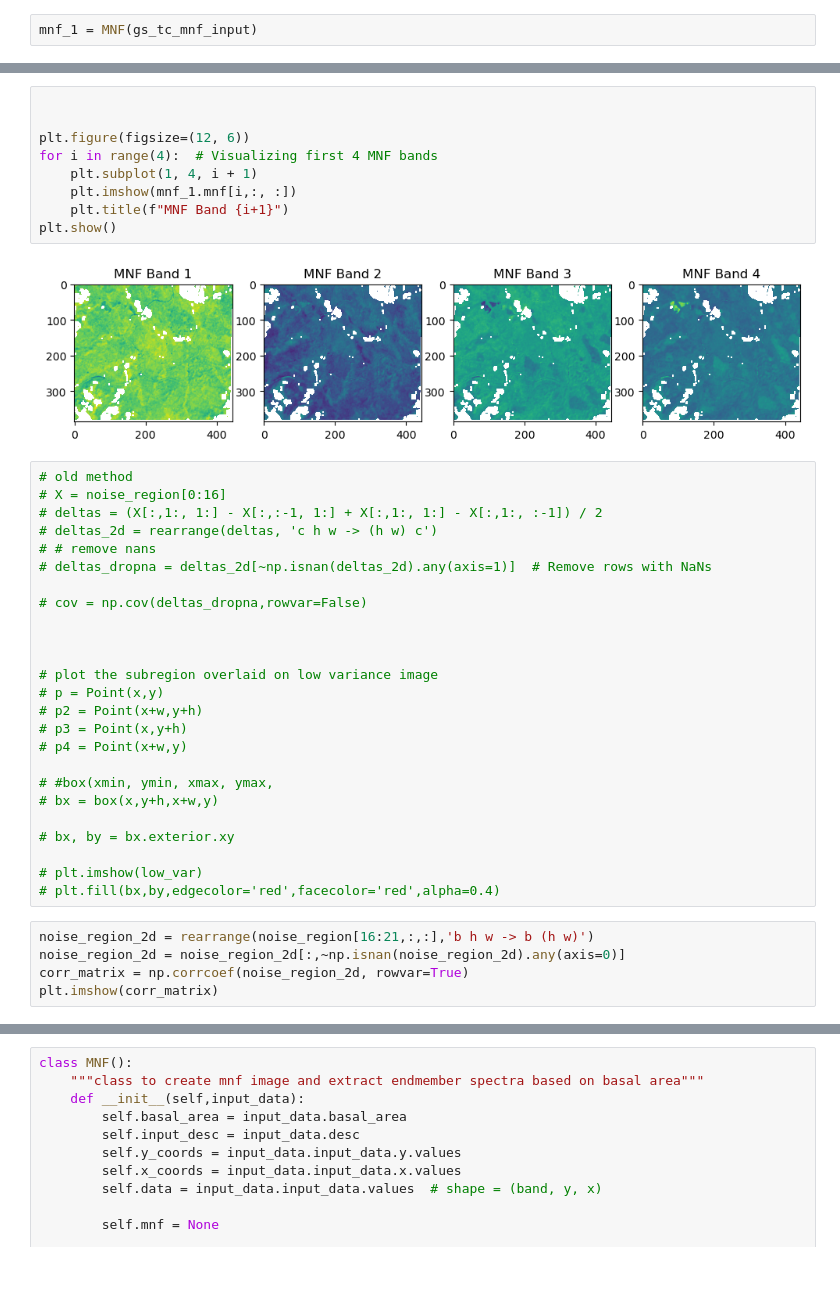
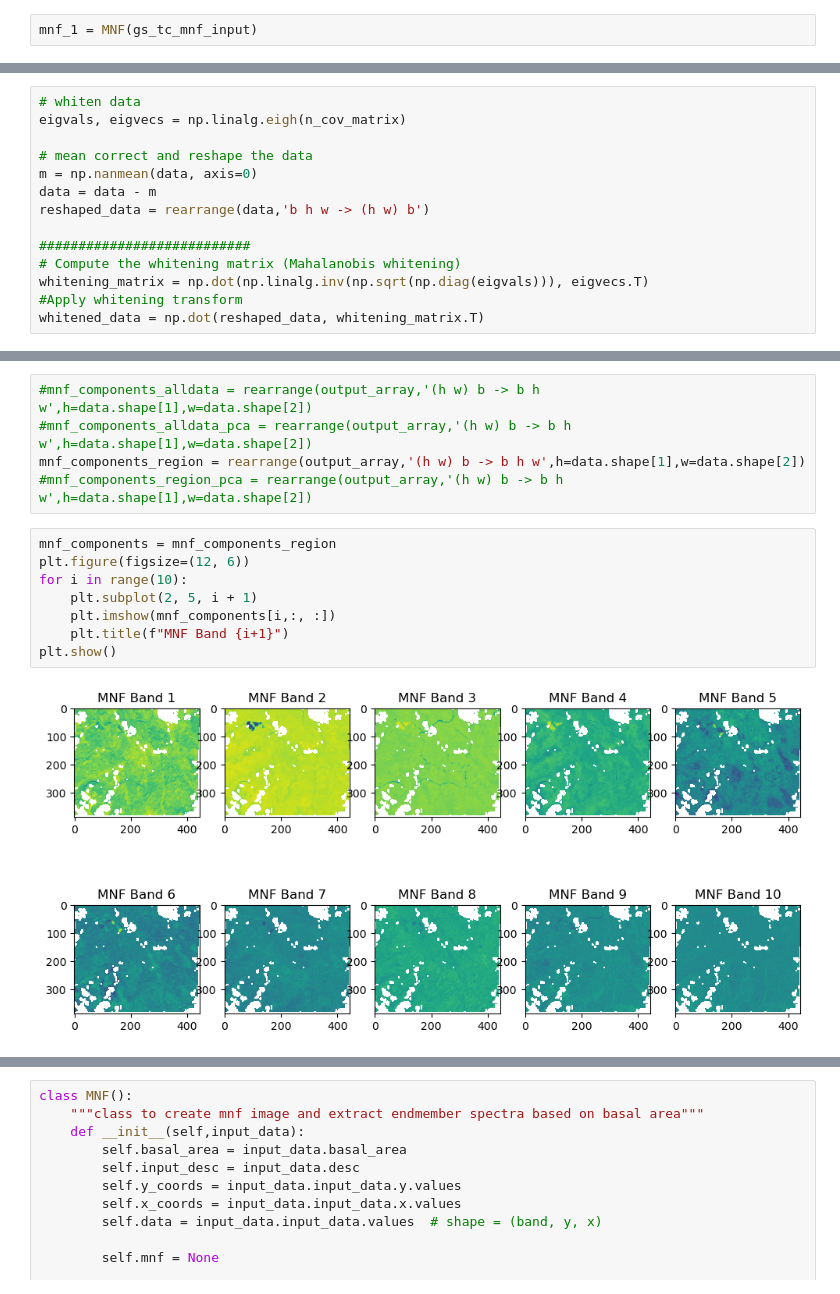
Before and after one commit to rosehanuy/beech-catskills, a Jupyter notebook: data_stack.ipynb, the cells around one changed output, grey strips where cells are left out. Saved outputs shown, nothing was run; the diff lists cells and outputs as text.

```diff
--- a/data_stack.ipynb
+++ b/data_stack.ipynb
@@ -374,0 +452,14 @@ mnf image of shape (10, 386, 444)
+# %%
+# whiten data
+eigvals, eigvecs = np.linalg.eigh(n_cov_matrix)
+
+# mean correct and reshape the data
+m = np.nanmean(data, axis=0)
+data = data - m
+reshaped_data = rearrange(data,'b h w -> (h w) b')
+
+###########################
+# Compute the whitening matrix (Mahalanobis whitening)
+whitening_matrix = np.dot(np.linalg.inv(np.sqrt(np.diag(eigvals))), eigvecs.T)
+#Apply whitening transform
+whitened_data = np.dot(reshaped_data, whitening_matrix.T)
@@ -375,41 +498,15 @@ mnf image of shape (10, 386, 444)
+# %%
+#mnf_components_alldata = rearrange(output_array,'(h w) b -> b h w',h=data.shape[1],w=data.shape[2])
+#mnf_components_alldata_pca = rearrange(output_array,'(h w) b -> b h w',h=data.shape[1],w=data.shape[2])
+mnf_components_region = rearrange(output_array,'(h w) b -> b h w',h=data.shape[1],w=data.shape[2])
+#mnf_components_region_pca = rearrange(output_array,'(h w) b -> b h w',h=data.shape[1],w=data.shape[2])
 # %%
-
-
+mnf_components = mnf_components_region
 plt.figure(figsize=(12, 6))
-for i in range(4):  # Visualizing first 4 MNF bands
-    plt.subplot(1, 4, i + 1)
-    plt.imshow(mnf_1.mnf[i,:, :])
+for i in range(10):
+    plt.subplot(2, 5, i + 1)
+    plt.imshow(mnf_components[i,:, :])
     plt.title(f"MNF Band {i+1}")
 plt.show()
 # %% [output]
-[figure, old version]
+[figure, new version]
-# %%
-# old method
-# X = noise_region[0:16]
-# deltas = (X[:,1:, 1:] - X[:,:-1, 1:] + X[:,1:, 1:] - X[:,1:, :-1]) / 2
-# deltas_2d = rearrange(deltas, 'c h w -> (h w) c')
-# # remove nans
-# deltas_dropna = deltas_2d[~np.isnan(deltas_2d).any(axis=1)]  # Remove rows with NaNs
-
-# cov = np.cov(deltas_dropna,rowvar=False)
-
-
-
-# plot the subregion overlaid on low variance image
-# p = Point(x,y)
-# p2 = Point(x+w,y+h)
-# p3 = Point(x,y+h)
-# p4 = Point(x+w,y)
-
-# #box(xmin, ymin, xmax, ymax,
-# bx = box(x,y+h,x+w,y)
-
-# bx, by = bx.exterior.xy
-
-# plt.imshow(low_var)
-# plt.fill(bx,by,edgecolor='red',facecolor='red',alpha=0.4)
-# %%
-noise_region_2d = rearrange(noise_region[16:21,:,:],'b h w -> b (h w)')
-noise_region_2d = noise_region_2d[:,~np.isnan(noise_region_2d).any(axis=0)]
-corr_matrix = np.corrcoef(noise_region_2d, rowvar=True)
-plt.imshow(corr_matrix)
```
Also changed, not shown: parts of 21 cells of this notebook.
